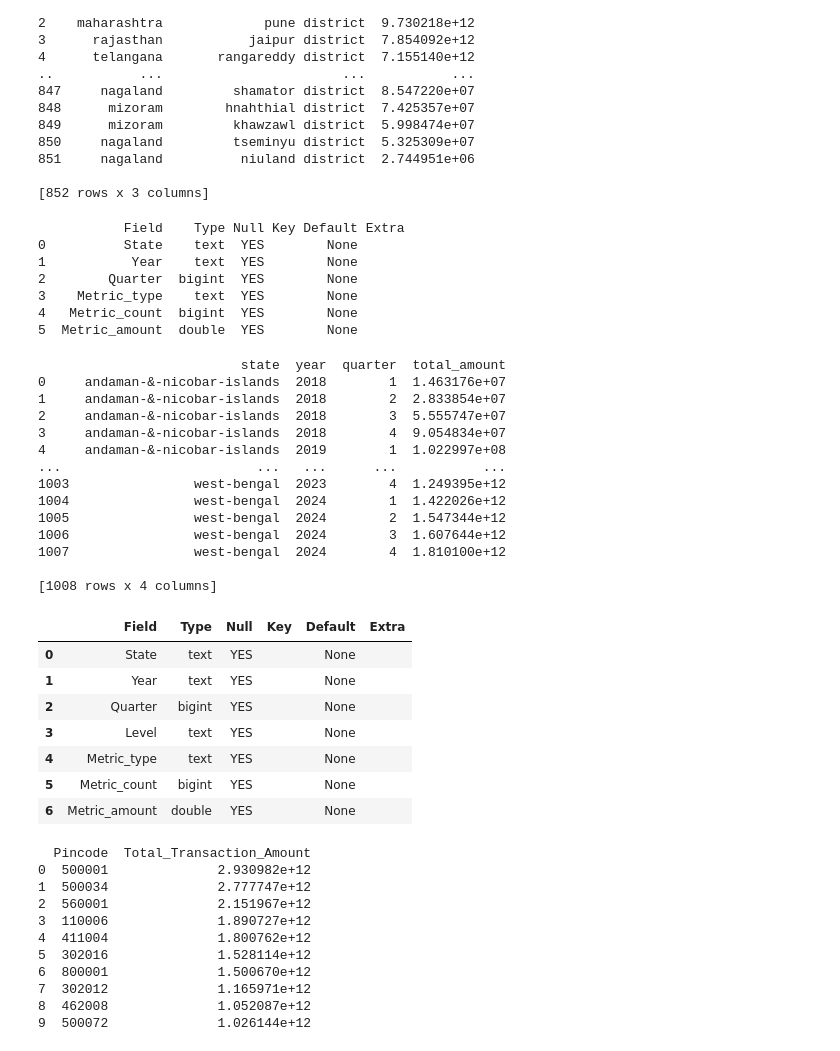
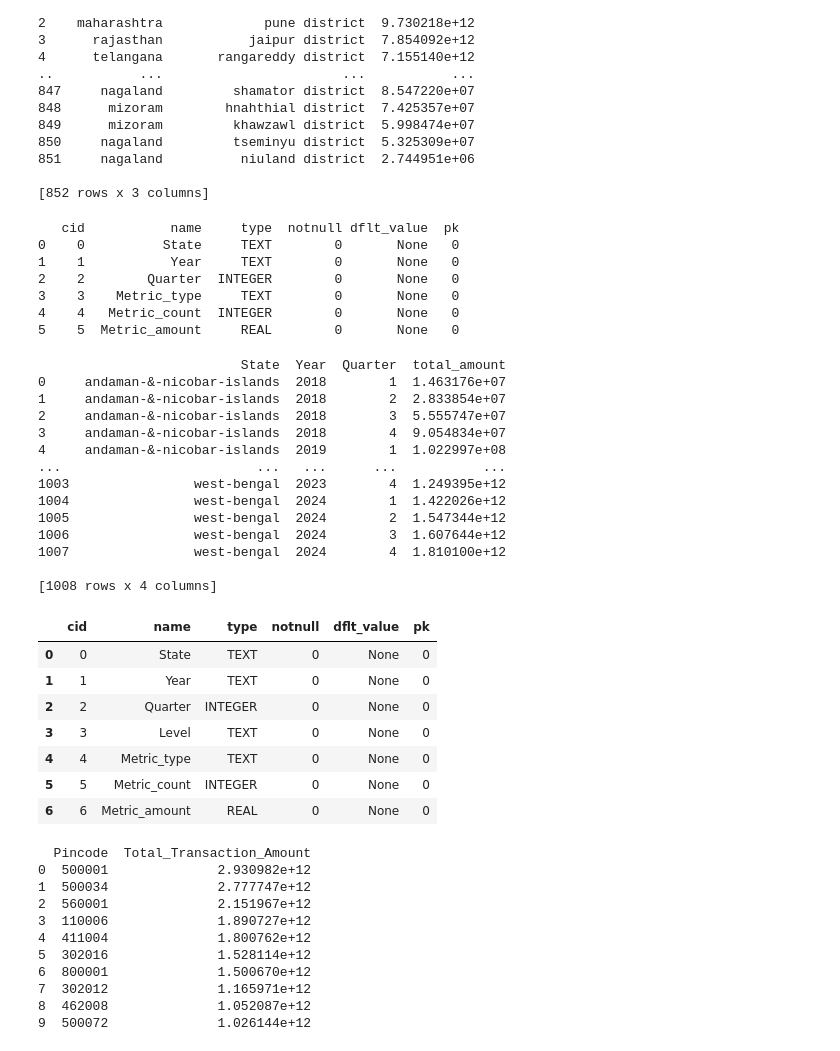
Before and after one commit to Maheshwaribaranikumar/PhonePe-Insights, a Jupyter notebook: PHONEPE (1).ipynb, the cells around one changed output. Cells and saved outputs as stored; diff of their text form; code cells hidden in the pictures.

```diff
--- a/PHONEPE (1).ipynb
+++ b/PHONEPE (1).ipynb
@@ -639,7 +639,8 @@ from sqlalchemy import create_engine
 import pandas as pd
 
 # Create SQLAlchemy engine
-engine = create_engine('mysql+pymysql://root:Mahesh@localhost/phonepe_data')
+engine = sqlite3.connect('phonepe_data.db')
+#engine = create_engine('mysql+pymysql://root:Mahesh@localhost/phonepe_data')
 
 # Your SQL Query
 query = """
@@ -1459,19 +1451,17 @@ print(result_df)
 
 [852 rows x 3 columns]
 # %%
-query = "DESCRIBE map_transaction;"
+query = "PRAGMA table_info(map_transaction);"
 table_structure = pd.read_sql_query(query, con=engine)
-
-# Print the result
 print(table_structure)
 # %% [output]
-           Field    Type Null Key Default Extra
-0          State    text  YES        None
-1           Year    text  YES        None
-2        Quarter  bigint  YES        None
-3    Metric_type    text  YES        None
-4   Metric_count  bigint  YES        None
-5  Metric_amount  double  YES        None
+   cid           name     type  notnull dflt_value  pk
+0    0          State     TEXT        0       None   0
+1    1           Year     TEXT        0       None   0
+2    2        Quarter  INTEGER        0       None   0
+3    3    Metric_type     TEXT        0       None   0
+4    4   Metric_count  INTEGER        0       None   0
+5    5  Metric_amount     REAL        0       None   0
 # %%
 #District-Wise Growth (Over Quarters)
 #Total Transaction Amount by District
@@ -1485,7 +1475,7 @@ ORDER BY state, year, quarter;
 result_df = pd.read_sql_query(query, con=engine)
 print(result_df)
 # %% [output]
-                          state  year  quarter  total_amount
+                          State  Year  Quarter  total_amount
 0     andaman-&-nicobar-islands  2018        1  1.463176e+07
 1     andaman-&-nicobar-islands  2018        2  2.833854e+07
 2     andaman-&-nicobar-islands  2018        3  5.555747e+07
@@ -1500,16 +1490,16 @@ print(result_df)
 
 [1008 rows x 4 columns]
 # %%
-pd.read_sql_query("SHOW COLUMNS FROM top_transaction;", con=engine)
+pd.read_sql_query("PRAGMA table_info(top_transaction);", con=engine)
 # %% [output]
-|  | Field | Type | Null | Key | Default | Extra |
-| 0 | State | text | YES |  | None |  |
-| 1 | Year | text | YES |  | None |  |
-| 2 | Quarter | bigint | YES |  | None |  |
-| 3 | Level | text | YES |  | None |  |
-| 4 | Metric_type | text | YES |  | None |  |
-| 5 | Metric_count | bigint | YES |  | None |  |
-| 6 | Metric_amount | double | YES |  | None |  |
+|  | cid | name | type | notnull | dflt_value | pk |
+| 0 | 0 | State | TEXT | 0 | None | 0 |
+| 1 | 1 | Year | TEXT | 0 | None | 0 |
+| 2 | 2 | Quarter | INTEGER | 0 | None | 0 |
+| 3 | 3 | Level | TEXT | 0 | None | 0 |
+| 4 | 4 | Metric_type | TEXT | 0 | None | 0 |
+| 5 | 5 | Metric_count | INTEGER | 0 | None | 0 |
+| 6 | 6 | Metric_amount | REAL | 0 | None | 0 |
 # %%
 #Top Pincodes by Transaction Amount
 query = """
```
Also changed, not shown: parts of 66 cells of this notebook.
